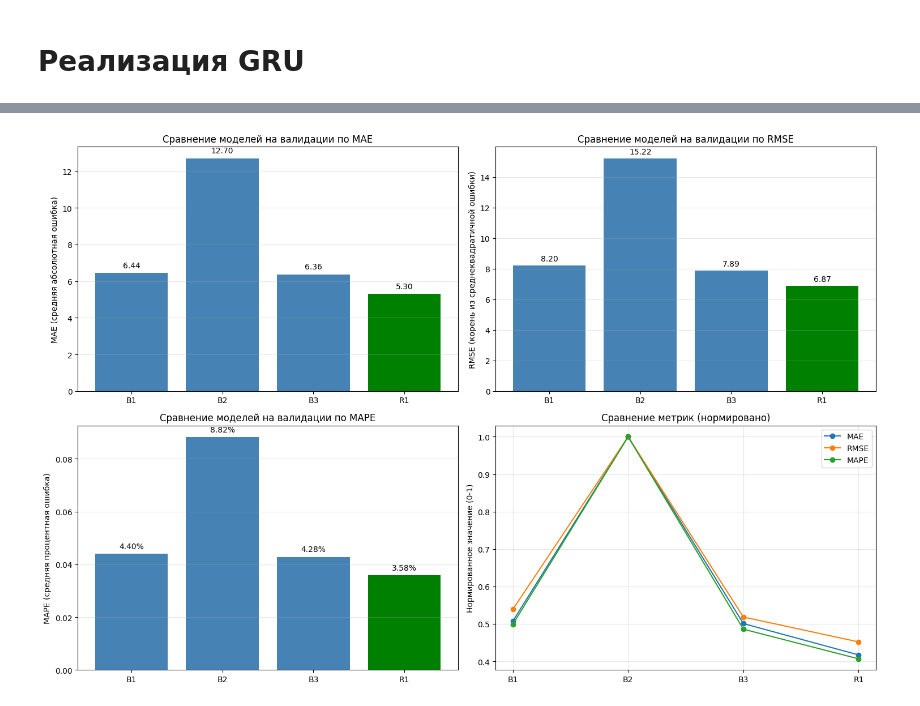
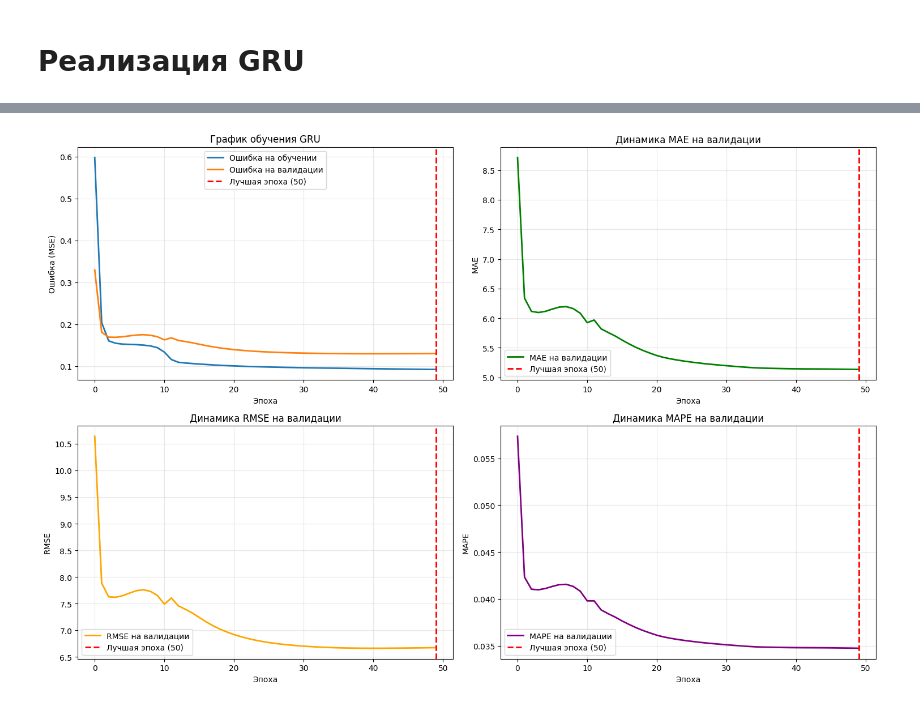
Before and after one commit to ermakinho/a-ermakov, a Jupyter notebook: homeworks/HW12/HW12.ipynb, the cells around one changed output, grey strips where cells are left out. Cells and saved outputs as stored; diff of their text form; code cells hidden in the pictures.

```diff
--- a/homeworks/HW12/HW12.ipynb
+++ b/homeworks/HW12/HW12.ipynb
@@ -112,6 +140,5 @@ n = len(df)
 train_end = int(n * 0.7)
 val_end = int(n * 0.85)
 
-train_df = df.iloc[:train_end].copy()
-val_df = df.iloc[train_end:val_end].copy()
-test_df = df.iloc[val_end:].copy()
+target_col = "target"
+feature_cols = ['lag_1', 'lag_7', 'lag_14', 'rolling_mean_7', 'rolling_std_7', 'dayofweek', 'hour']
@@ -119,0 +145,4 @@ test_df = df.iloc[val_end:].copy()
+# %%
+train = df.iloc[:train_end].copy()
+X_train, y_train = train[feature_cols], train[target_col]
+train.head()
@@ -119,0 +156,4 @@ test_df = df.iloc[val_end:].copy()
+# %%
+val = df.iloc[train_end:val_end].copy()
+X_val, y_val = val[feature_cols], val[target_col]
+val.head()
@@ -219,9 +258,9 @@ learning_rate = 0.001
 n_epochs = 50
 batch_size = 64
 
-train_target = train_df['target'].values
-val_target = val_df['target'].values
-test_target = test_df['target'].values
+train_target = train['target'].values
+val_target = val['target'].values
+test_target = test['target'].values
 
 target_scaler = StandardScaler()
 train_target_scaled = target_scaler.fit_transform(train_target.reshape(-1, 1)).flatten()
@@ -380,51 +458,45 @@ best_model_id, best_val_mae_score
 # %%
 plt.figure(figsize=(15, 10))
 
-# График MAE
 plt.subplot(2, 2, 1)
-ids = val_results_df['id'].values
-maes = val_results_df['mae'].values
-colors = ['green' if id == best_model_id else 'steelblue' for id in ids]
-plt.bar(ids, maes, color=colors)
-plt.ylabel('MAE (средняя абсолютная ошибка)')
-plt.title('Сравнение моделей на валидации по MAE')
-for i, v in enumerate(maes):
-    plt.text(i, v + 0.3, f'{v:.2f}', ha='center')
-plt.grid(axis='y', alpha=0.3)
+plt.plot(train_losses, label='Ошибка на обучении', linewidth=2)
+plt.plot(val_losses, label='Ошибка на валидации', linewidth=2)
+plt.axvline(x=best_epoch-1, color='red', linestyle='--', linewidth=2, label=f'Лучшая эпоха ({best_epoch})')
+plt.xlabel('Эпоха')
+plt.ylabel('Ошибка (MSE)')
+plt.title('График обучения GRU')
+plt.legend()
+plt.grid(alpha=0.3)
 
-# График RMSE
 plt.subplot(2, 2, 2)
-rmses = val_results_df['rmse'].values
-plt.bar(ids, rmses, color=colors)
-plt.ylabel('RMSE (корень из среднеквадратичной ошибки)')
-plt.title('Сравнение моделей на валидации по RMSE')
-for i, v in enumerate(rmses):
-    plt.text(i, v + 0.3, f'{v:.2f}', ha='center')
-plt.grid(axis='y', alpha=0.3)
+plt.plot(val_maes, label='MAE на валидации', linewidth=2, color='green')
+plt.axvline(x=best_epoch-1, color='red', linestyle='--', linewidth=2, label=f'Лучшая эпоха ({best_epoch})')
+plt.xlabel('Эпоха')
+plt.ylabel('MAE')
+plt.title('Динамика MAE на валидации')
+plt.legend()
+plt.grid(alpha=0.3)
 
-# График MAPE
 plt.subplot(2, 2, 3)
-mapes = val_results_df['mape'].values
-plt.bar(ids, mapes, color=colors)
-plt.ylabel('MAPE (средняя процентная ошибка)')
-plt.title('Сравнение моделей на валидации по MAPE')
-for i, v in enumerate(mapes):
-    plt.text(i, v + 0.002, f'{v:.2%}', ha='center')
-plt.grid(axis='y', alpha=0.3)
+plt.plot(val_rmses, label='RMSE на валидации', linewidth=2, color='orange')
+plt.axvline(x=best_epoch-1, color='red', linestyle='--', linewidth=2, label=f'Лучшая эпоха ({best_epoch})')
+plt.xlabel('Эпоха')
+plt.ylabel('RMSE')
+plt.title('Динамика RMSE на валидации')
+plt.legend()
+plt.grid(alpha=0.3)
 
-# Общий график всех метрик (нормированный)
 plt.subplot(2, 2, 4)
-for metric in ['mae', 'rmse', 'mape']:
-    values = val_results_df[metric].values
-    norm_values = values / values.max()
-    plt.plot(ids, norm_values, marker='o', label=metric.upper())
-plt.ylabel('Нормированное значение (0-1)')
-plt.title('Сравнение метрик (нормировано)')
+plt.plot(val_mapes, label='MAPE на валидации', linewidth=2, color='purple')
+plt.axvline(x=best_epoch-1, color='red', linestyle='--', linewidth=2, label=f'Лучшая эпоха ({best_epoch})')
+plt.xlabel('Эпоха')
+plt.ylabel('MAPE')
+plt.title('Динамика MAPE на валидации')
 plt.legend()
 plt.grid(alpha=0.3)
 
 plt.tight_layout()
-plt.savefig('artifacts/figures/baselines_compare.png', dpi=150)
+plt.savefig('artifacts/figures/gru_learning_curves.png', dpi=150)
 plt.show()
 # %% [output]
-[figure, old version]
+[figure, new version]
```
Also changed, not shown: parts of 26 cells of this notebook, 25 other files.
